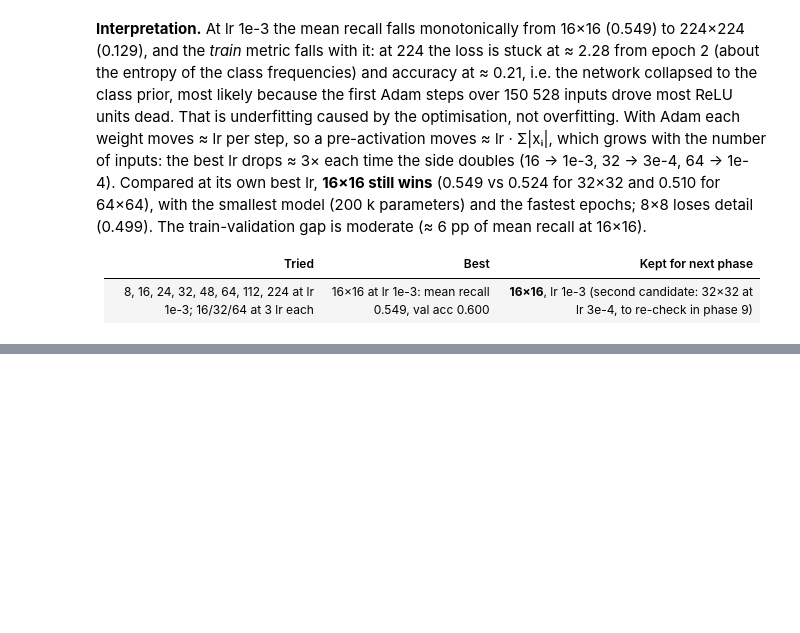
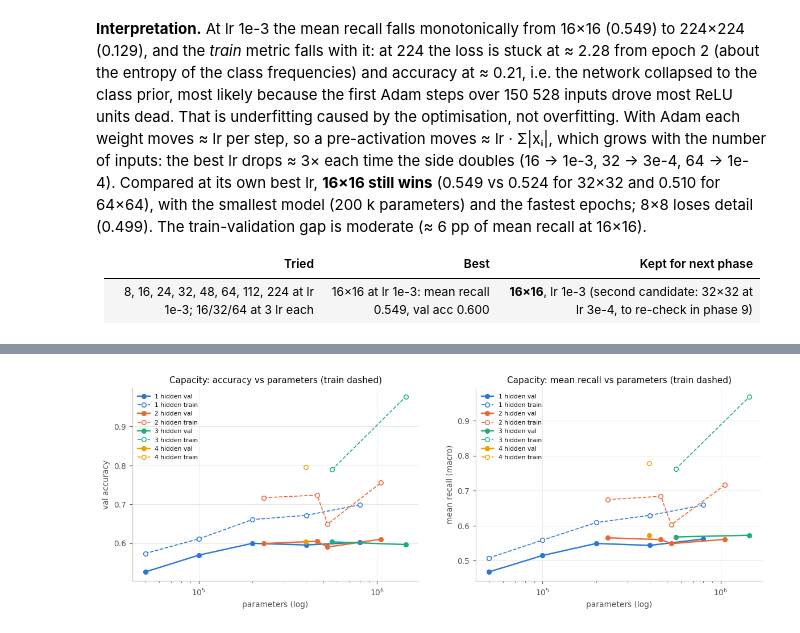
Before and after one commit to alexsierra45/image-recognition, a Jupyter notebook: hyperparameter_sweep.ipynb, the cells around one changed output, grey strips where cells are left out. Saved outputs shown, nothing was run; the diff lists cells and outputs as text; code cells hidden in the pictures; blank space fills up the shorter version.

```diff
--- a/hyperparameter_sweep.ipynb
+++ b/hyperparameter_sweep.ipynb
@@ -183,0 +189,5 @@ the fastest epochs; 8×8 loses detail (0.499). The train-validation gap is moder
+# %%
+df3 = pu.expand_config(pu.load_results('EXP-006'))
+df3['inactive_units'] = [pu.load_history(r)['val'].get('inactive_units') for r in df3['id']]
+table(df3)
+display(df3[['id', 'params', 'gap_acc', 'gap', 'inactive_units']].style.format(precision=3).hide(axis='index'))
@@ -183,0 +221,7 @@ the fastest epochs; 8×8 loses detail (0.499). The train-validation gap is moder
+# %%
+fig, axes = pu.plt.subplots(1, 2, figsize=(13, 4))
+pu.plot_capacity(df3, metric='val_acc', ax=axes[0], title='Capacity: accuracy vs parameters (train dashed)')
+pu.plot_capacity(df3, metric='mean_recall', ax=axes[1], title='Capacity: mean recall vs parameters (train dashed)')
+pu._save(fig, 'phase3_capacity_vs_params');
+# %% [output]
+[figure, added]
```
Also changed, not shown: parts of 5 cells of this notebook, 19 other files.
